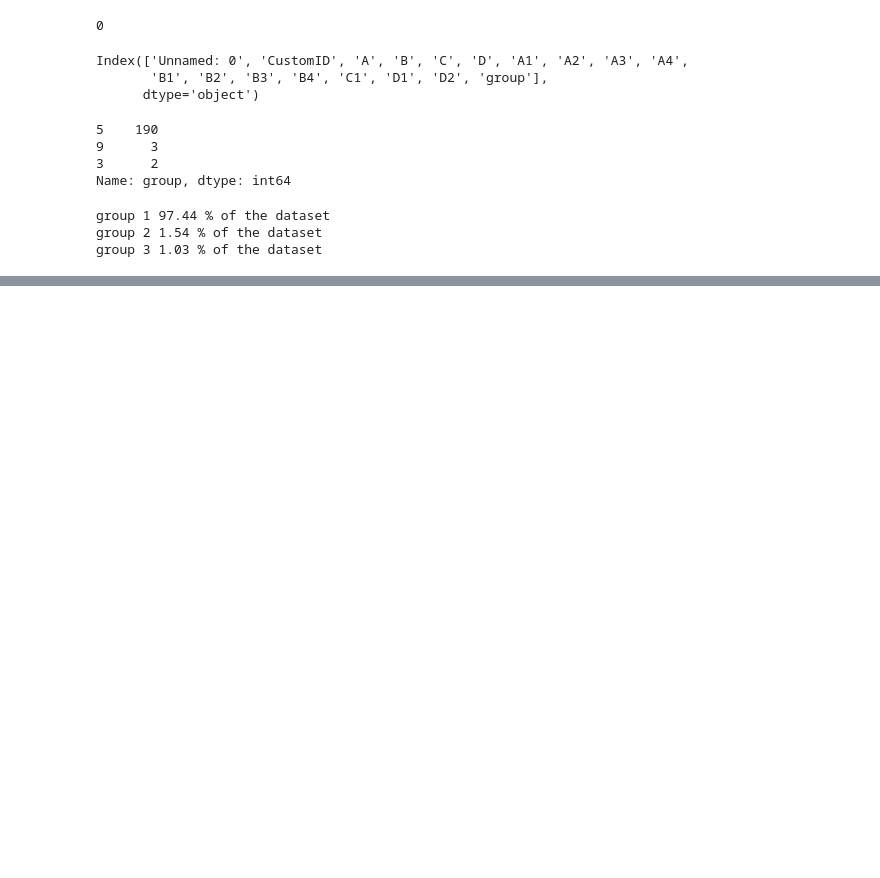
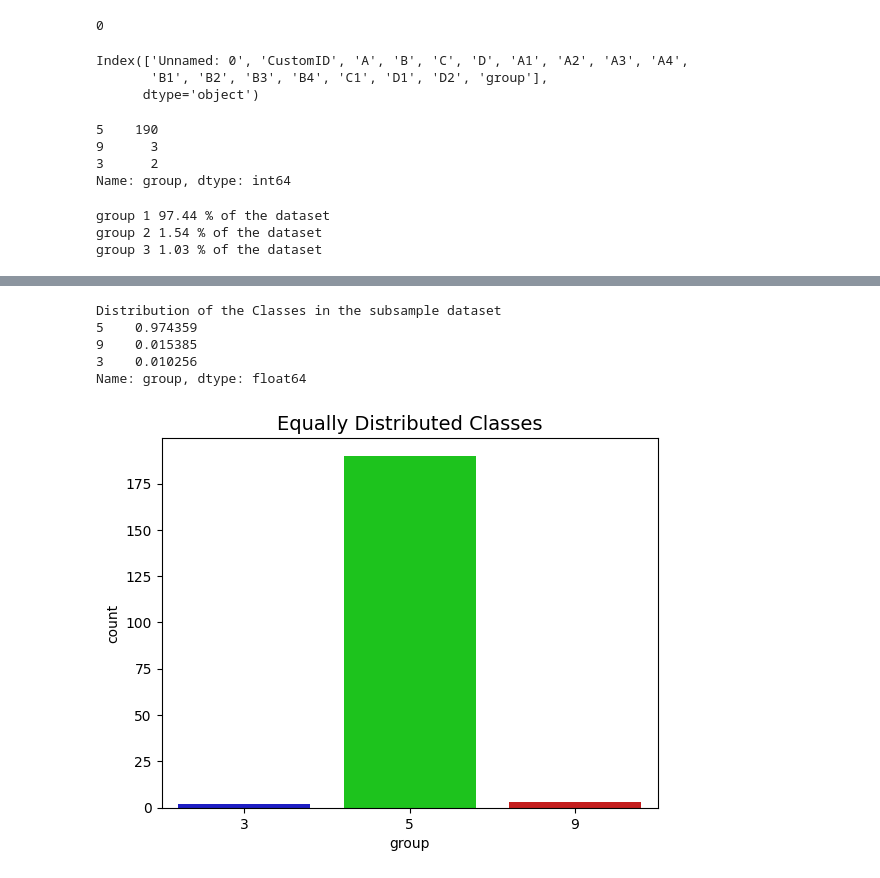
Before and after one commit to jumbokh/ML-Class, a Jupyter notebook: notebooks/overSampling_creditCard.ipynb, the cells around one changed output, grey strips where cells are left out. Cells and saved outputs as stored; diff of their text form; code cells hidden in the pictures; blank space fills up the shorter version.

```diff
--- a/notebooks/overSampling_creditCard.ipynb
+++ b/notebooks/overSampling_creditCard.ipynb
@@ -99,0 +142,17 @@ Text(0.5, 1.0, 'Class Distributions \n (5: Normal || 9: Fraud1 || 3: Fraud2)')
+# %%
+scaled_a = df['scaled_A']
+scaled_b = df['scaled_B']
+scaled_c = df['scaled_C']
+scaled_d = df['scaled_D']
+
+
+#df.drop(['scaled_a', 'scaled_b', 'scaled_c', 'scaled_d'], axis=1, inplace=True)
+df.drop(['A', 'B', 'C', 'D'], axis=1, inplace=True)
+df.insert(0, 'scaled_a', scaled_a)
+df.insert(1, 'scaled_b', scaled_b)
+df.insert(2, 'scaled_c', scaled_c)
+df.insert(3, 'scaled_d', scaled_d)
+
+# Amount and Time are Scaled!
+
+df.head()
@@ -99,0 +234,17 @@ Text(0.5, 1.0, 'Class Distributions \n (5: Normal || 9: Fraud1 || 3: Fraud2)')
+# %%
+# Since our classes are highly skewed we should make them equivalent in order to have a normal distribution of the classes.
+
+# Lets shuffle the data before creating the subsamples
+
+df = df.sample(frac=1)
+
+# amount of fraud classes 492 rows.
+Normal_df = df.loc[df['group'] == 5]
+non_Normal_df = df.loc[df['group'] != 5][:195]
+
+normal_distributed_df = pd.concat([Normal_df, non_Normal_df])
+
+# Shuffle dataframe rows
+new_df = normal_distributed_df.sample(frac=1, random_state=42)
+
+new_df.head()
@@ -99,0 +259,14 @@ Text(0.5, 1.0, 'Class Distributions \n (5: Normal || 9: Fraud1 || 3: Fraud2)')
+# %%
+print('Distribution of the Classes in the subsample dataset')
+print(new_df['group'].value_counts()/len(new_df))
+
+sns.countplot(x='group', data=new_df, palette=colors)
+plt.title('Equally Distributed Classes', fontsize=14)
+plt.show()
+# %% [output]
+Distribution of the Classes in the subsample dataset
+5    0.974359
+9    0.015385
+3    0.010256
+Name: group, dtype: float64
+[figure, added]
```
Also changed, not shown: parts of 8 cells of this notebook.
